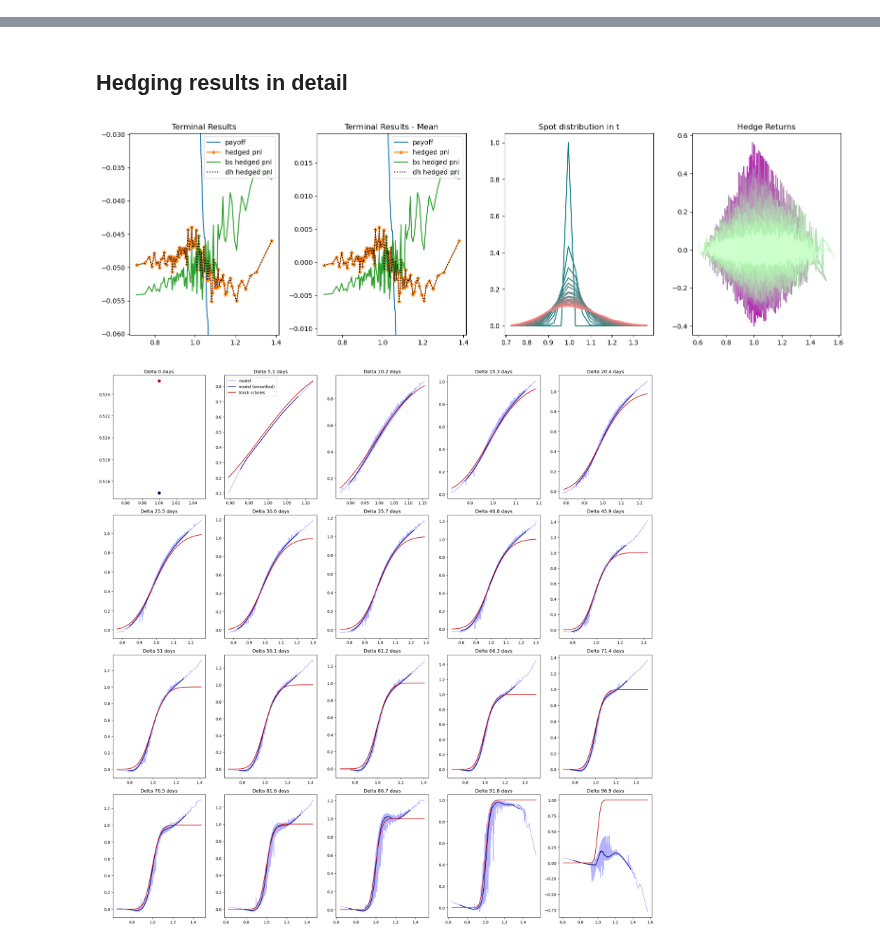
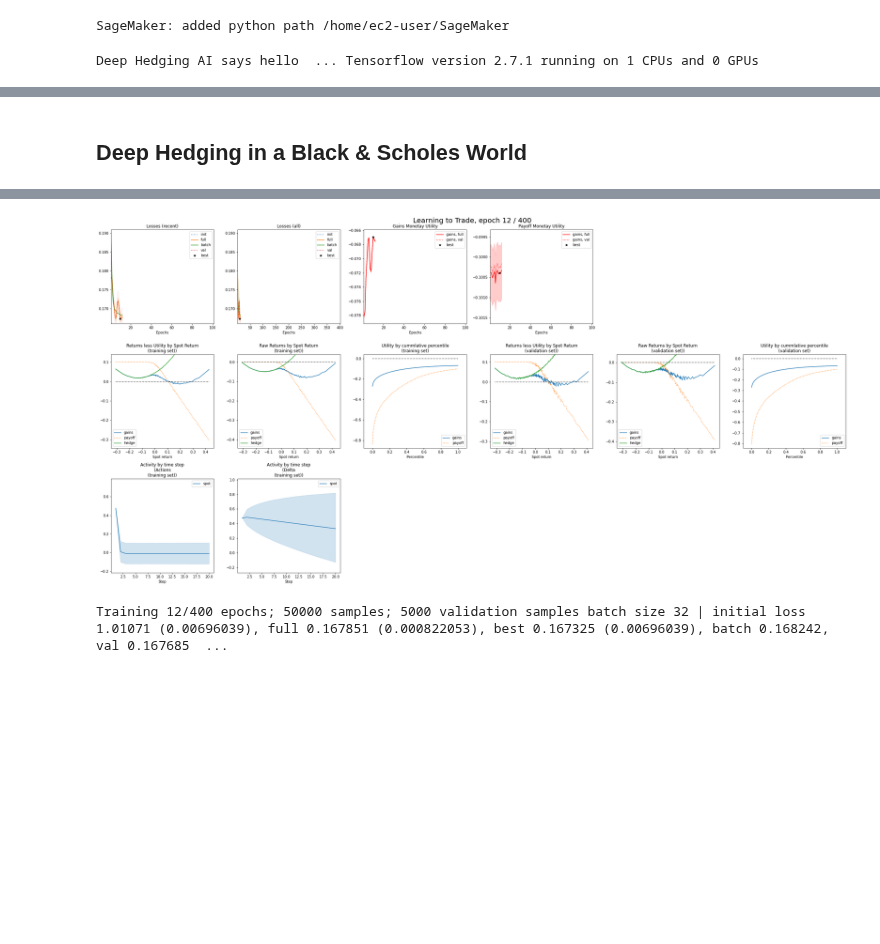
Before and after one commit to hansbuehler/deephedging, a Jupyter notebook: notebooks/blackscholes/trainer_bs_delta.ipynb, the cells around one changed output, grey strips where cells are left out. Saved outputs shown, nothing was run; the diff lists cells and outputs as text; code cells hidden in the pictures; blank space fills up the shorter version.

```diff
--- a/notebooks/blackscholes/trainer_bs_delta.ipynb
+++ b/notebooks/blackscholes/trainer_bs_delta.ipynb
@@ -101,0 +8,68 @@ config.world['volvol_rvol'] = 0.5 # Vol of Vol for realized vol; default: 0.5
+# %%
+""" Slighly annoying: by default the SageMaker Python import directory does not include our git directory """
+import os
+p = os.getcwd()
+dhn = "/deephedging/"
+i = p.find(dhn)
+if i!=-1:
+    p = p[:i]
+    import sys
+    sys.path.append(p)
+    print("SageMaker: added python path %s" % p)
+# %% [output]
+SageMaker: added python path /home/ec2-user/SageMaker
+# %%
+print("Deep Hedging AI says hello  ... ", end='')
+from cdxbasics.config import Config
+from deephedging.trainer import train
+from deephedging.gym import VanillaDeepHedgingGym
+from deephedging.world import SimpleWorld_Spot_ATM
+import numpy as np
+
+from IPython.display import display, Markdown
+
+# see print of the config below for numerous options
+config = Config()
+# world
+config.world.samples = 50000
+config.world.steps = 20
+config.world.black_scholes = True
+config.world.rvol = 0.2    # 20% volatility
+config.world.drift = 0.1   # real life drift
+config.world.cost_s = 0.
+# gym
+config.gym.objective.utility = "cvar"
+config.gym.objective.lmbda = 1.
+config.gym.agent.network.depth = 5
+config.gym.agent.network.width = 40
+config.gym.agent.network.activation = "softplus"
+# trainer
+#config.trainer.train.optimizer = "adam"
+config.trainer.train.batch_size = None
+config.trainer.train.epochs = 400
+config.trainer.visual.epoch_refresh = 1
+config.trainer.visual.time_refresh = 10
+config.trainer.visual.confidence_pcnt_lo = 0.25
+config.trainer.visual.confidence_pcnt_hi = 0.75
+
+display(Markdown("## Deep Hedging in a Black \& Scholes World"))
+
+# create world & validation world
+world  = SimpleWorld_Spot_ATM( config.world )
+val_world  = world.clone(samples=config.world("samples")//10)
+
+# create training environment
+gym = VanillaDeepHedgingGym( config.gym )
+
+# create training environment
+train( gym=gym, world=world, val_world=val_world, config=config.trainer )
+r = gym(world.tf_data)
+print("Keys of the dictionary returned by the gym: ", r.keys())
+
+print("=========================================")
+print("Config usage report")
+print("=========================================")
+print( config.usage_report() )
+config.done()
+# %% [output]
+Deep Hedging AI says hello  ... Tensorflow version 2.7.1 running on 1 CPUs and 0 GPUs
@@ -101,0 +79 @@ config.world['volvol_rvol'] = 0.5 # Vol of Vol for realized vol; default: 0.5
+## Deep Hedging in a Black \& Scholes World
@@ -102,3 +83,5 @@ config.world['volvol_rvol'] = 0.5 # Vol of Vol for realized vol; default: 0.5
+[figure, added]
+Training 12/400 epochs; 50000 samples; 5000 validation samples batch size 32 | initial loss 1.01071 (0.00696039), full 0.167851 (0.000822053), best 0.167325 (0.00696039), batch 0.168242, val 0.167685  ...
 # %%
 import deephedging.plot_bs_hedge as plot_bs_hedge
 import imp
@@ -106,7 +89,3 @@ imp.reload(plot_bs_hedge)
 
 display(Markdown("## Hedging results in detail"))
 plot_bs_hedge.plot_blackscholes( world, gym, config )
-# %% [output]
-## Hedging results in detail
-[figure, removed]
-[figure, removed]
```
Also changed, not shown: parts of 3 cells of this notebook, 3 other files.
